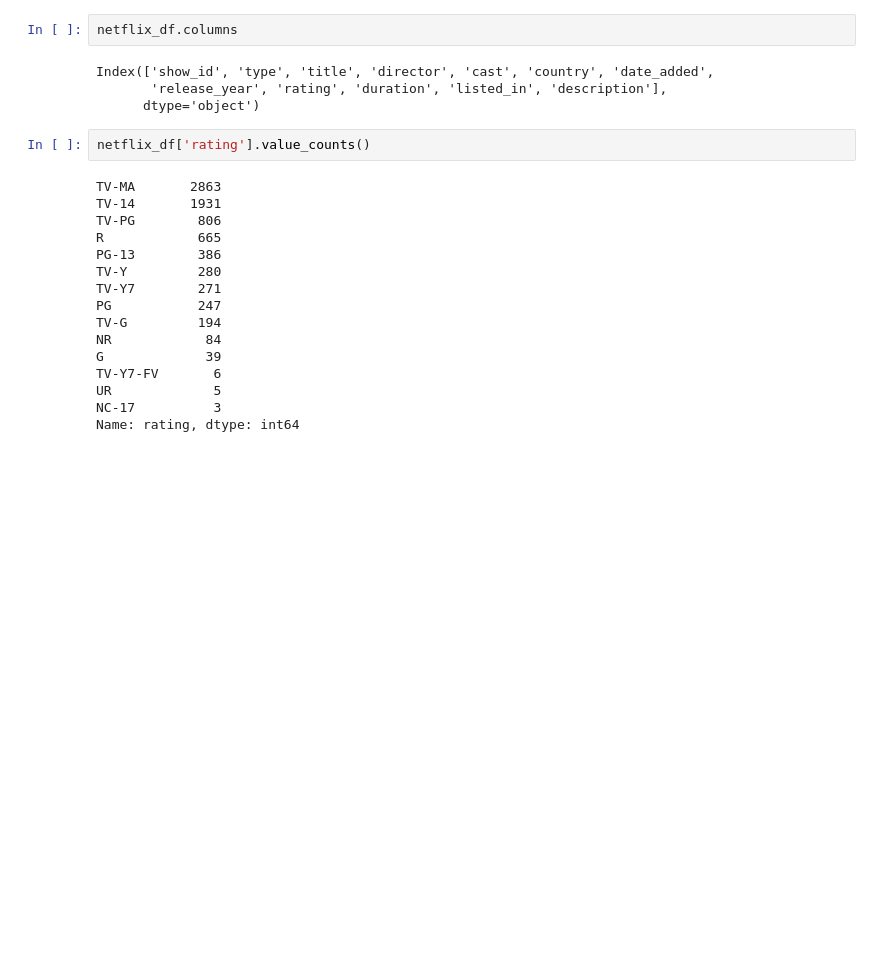
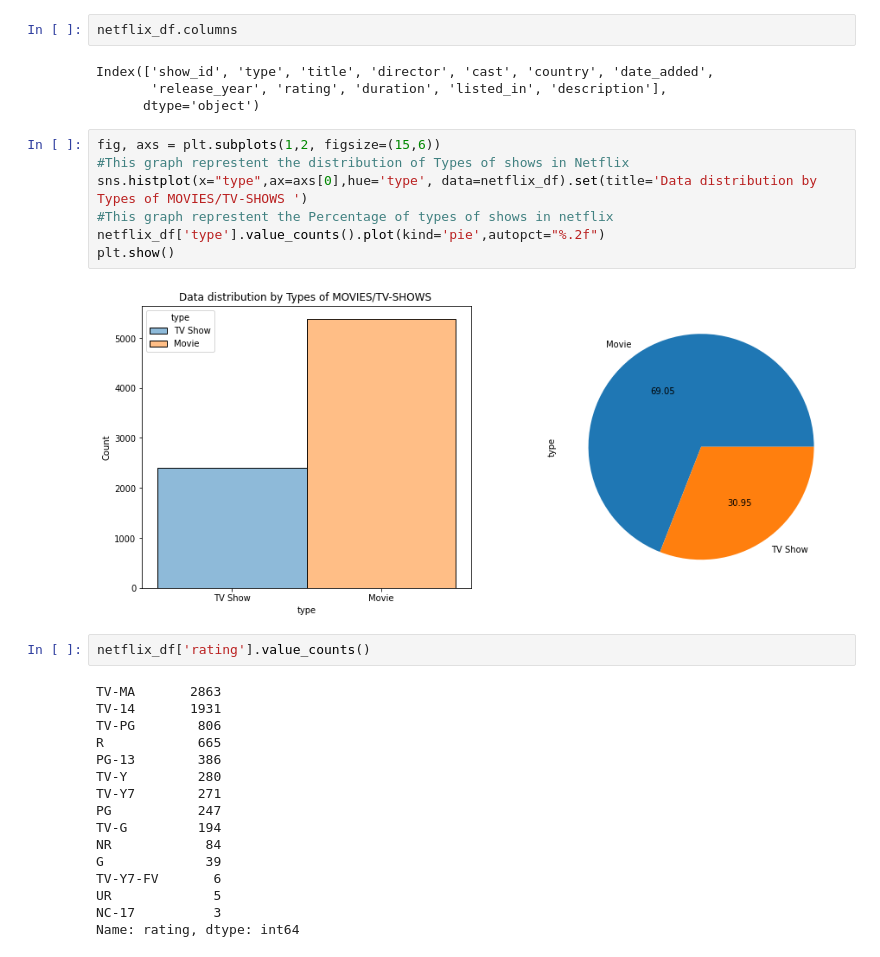
Before and after one commit to MadhurAwasthi/NETFLIX-MOVIES-AND-TV-SHOWS-CLUSTERING-UNSUPERVISED-ML, a Jupyter notebook: NETFLIX_MOVIES_AND_TV_SHOWS_CLUSTERING.ipynb, the cells around one changed output. Drawn from its saved outputs; the diff is of its cells as text; blank space fills up the shorter version.

```diff
--- a/NETFLIX_MOVIES_AND_TV_SHOWS_CLUSTERING.ipynb
+++ b/NETFLIX_MOVIES_AND_TV_SHOWS_CLUSTERING.ipynb
@@ -272,6 +272,15 @@ netflix_df.columns
 Index(['show_id', 'type', 'title', 'director', 'cast', 'country', 'date_added',
        'release_year', 'rating', 'duration', 'listed_in', 'description'],
       dtype='object')
+# %%
+fig, axs = plt.subplots(1,2, figsize=(15,6))
+#This graph represtent the distribution of Types of shows in Netflix
+sns.histplot(x="type",ax=axs[0],hue='type', data=netflix_df).set(title='Data distribution by Types of MOVIES/TV-SHOWS ')
+#This graph represtent the Percentage of types of shows in netflix
+netflix_df['type'].value_counts().plot(kind='pie',autopct="%.2f")
+plt.show()
+# %% [output]
+[figure, added]
 # %%
 netflix_df['rating'].value_counts()
 # %% [output]
```
Also changed, not shown: parts of 9 cells of this notebook.
